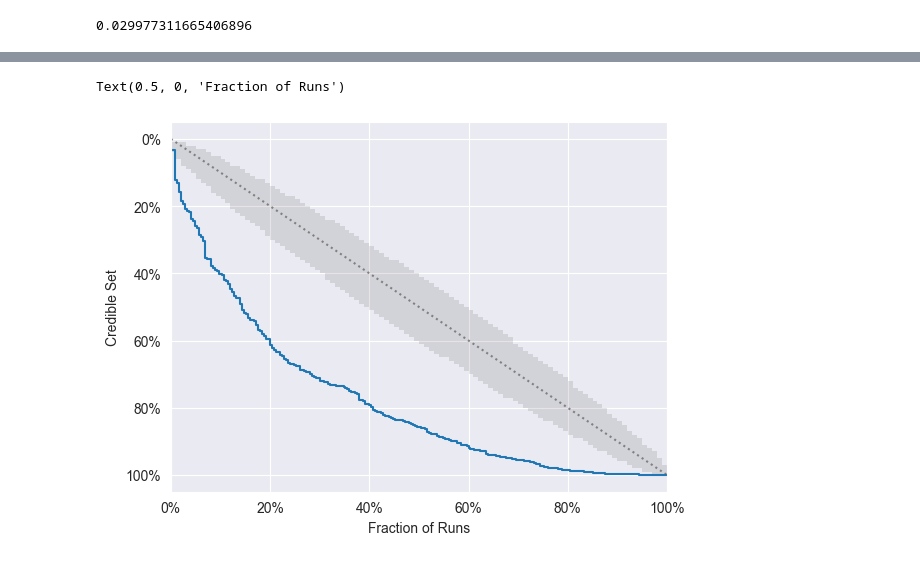
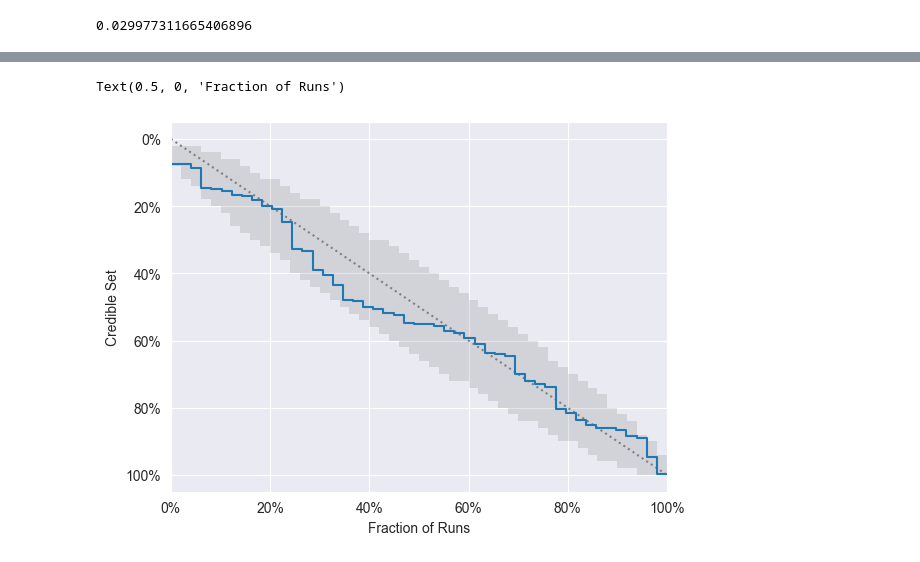
Before and after one commit to tochsner/ccd-validation, a Jupyter notebook: src/map_validation/map_validation.ipynb, the cells around one changed output, grey strips where cells are left out. Cells and saved outputs as stored; diff of their text form; code cells hidden in the pictures.

```diff
--- a/src/map_validation/map_validation.ipynb
+++ b/src/map_validation/map_validation.ipynb
@@ -342,0 +308,14 @@ plt.plot()
+# %%
+ref_heights = []
+
+for ref_tree_file in REFERENCE_TREE_DIR.glob("*.trees"):
+    reference_tree = load_trees_from_file(ref_tree_file)[0]
+    ref_heights.append(
+        reference_tree.distance(
+            reference_tree.root, reference_tree.get_terminals()[0]
+        )
+    )
+
+sns.histplot(ref_heights, kde=True, label="Reference")
+plt.legend()
+plt.plot()
@@ -356,7 +338,3 @@ np.std(ref_heights), np.std(map_heights)
 (2 * sum([1 / x for x in range(2, 10)]) - 4 * sum([1 / x**2 for x in range(2, 10)])) / 50
 # %% [output]
 0.029977311665406896
-# %%
-mcmc_trees = load_trees_from_file(Path("data/mcmc_runs") / "yule-50_2.trees")
-# %%
-mcmc_heights = [get_tree_height(tree) for tree in mcmc_trees]
@@ -416,16 +341,12 @@ np.mean(mcmc_heights), np.mean(lphy_heights)
 # %%
+from scipy import stats
 from tqdm import tqdm
 
 ranks = []
 
-for (dataset, run), map_files in tqdm(list(map_trees_per_dataset.items())):
-    if dataset != "yule-10":
-        continue
-
-    reference_tree = load_trees_from_file(REFERENCE_TREE_DIR / f"{dataset}_{run}.trees")[
-        0
-    ]
-    mcmc_trees = load_trees_from_file(MCMC_TREE_DIR / f"{dataset}_{run}.trees")
+for mcmc_file in tqdm(list(MCMC_TREE_DIR.glob("*.trees"))):
+    reference_tree = load_trees_from_file(REFERENCE_TREE_DIR / f"{mcmc_file.stem}_phi.trees")[0]
+    mcmc_trees = load_trees_from_file(mcmc_file)
 
     ref_height = get_tree_height(reference_tree)
     mcmc_heights = [get_tree_height(tree) for tree in mcmc_trees]
@@ -445,32 +366,32 @@ from matplotlib.ticker import PercentFormatter
 
 plt.plot([0, 1], [0, 1], color="grey", linestyle="dotted")
 
 # plot ECDF
 fig = sns.ecdfplot(y=[r / 100 for r in ranks])
 fig.yaxis.set_major_formatter(PercentFormatter(1))
 fig.xaxis.set_major_formatter(PercentFormatter(1))
 
 # plot 95% confidence interval
 
-num_bins = len(lphy_ranks)
+num_bins = len(ranks)
 
 for r in range(num_bins):
     lower_bound, upper_bound = stats.binom.interval(0.95, num_bins, r / num_bins)
 
     rect = plt.Rectangle(  # type: ignore
         (lower_bound / num_bins, r / num_bins),
         upper_bound / num_bins - lower_bound / num_bins,
         1 / num_bins,
         facecolor="black",
         alpha=0.1,
         linewidth=0
     )
     fig.add_patch(rect)
 
 plt.gca().invert_yaxis()
 
 plt.ylabel("Credible Set")
 plt.xlabel("Fraction of Runs")
 # %% [output]
 Text(0.5, 0, 'Fraction of Runs')
-[figure, old version]
+[figure, new version]
```
Also changed, not shown: parts of 16 cells of this notebook, 10 other files.
